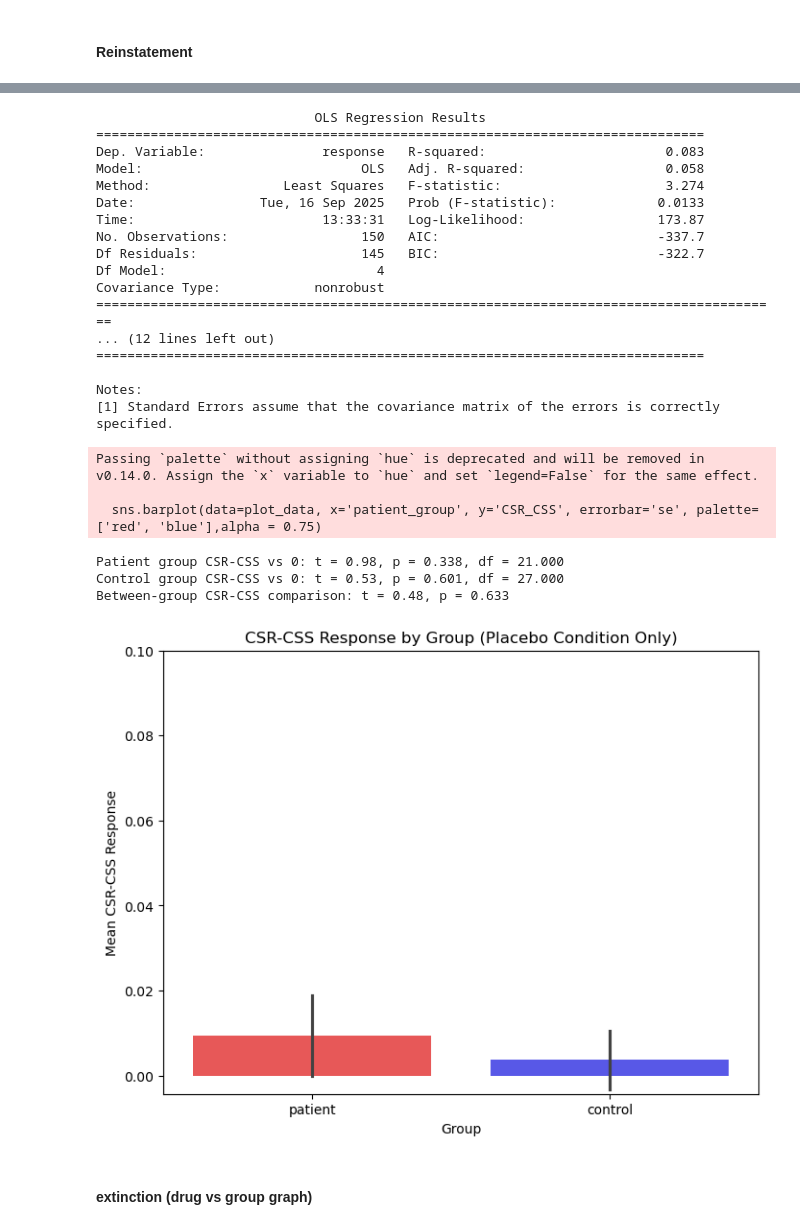
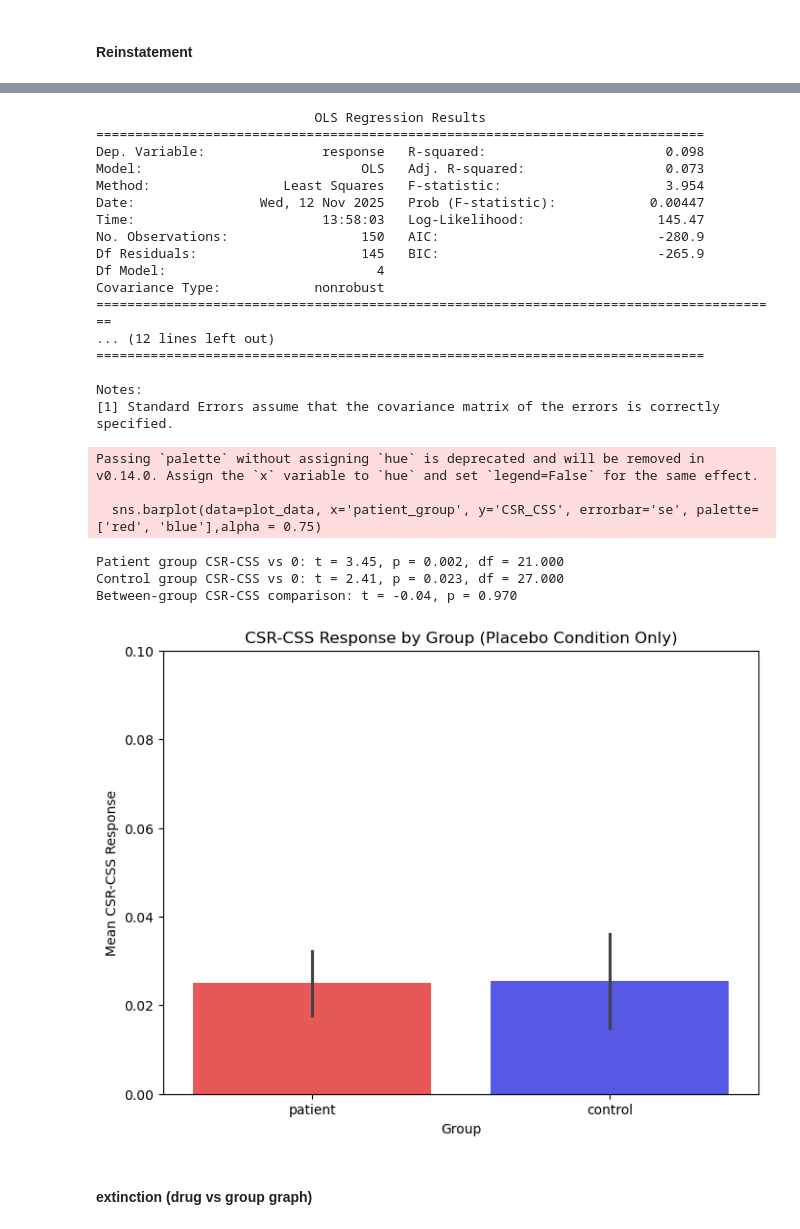
Before and after one commit to gillgrennan/narsad, a Jupyter notebook: NARSAD-scr.ipynb, the cells around one changed output, grey strips where cells are left out. Cells and saved outputs as stored; diff of their text form; code cells hidden in the pictures.

```diff
--- a/NARSAD-scr.ipynb
+++ b/NARSAD-scr.ipynb
@@ -12,7 +12,7 @@ import pandas as pd
 import numpy as np
 
 # Parameters
-trialnumber = range(1, 13)  # Can adjust to first half of trials: range(1, 13)
+trialnumber = range(1, 25)  # Can adjust to first half of trials: range(1, 13)
 excludeparticipants = 1  # Set to 0 to include all participants
 rejtrials_threshold = 24  # Adjust the threshold as needed
 
@@ -1573,9 +2347,6 @@ patient + CSminus vs control + CSminus: TtestResult(statistic=-0.924471804926398
 import pandas as pd
 import numpy as np
 import statsmodels.formula.api as smf
-
-# Assuming 'dat' is a list of dictionaries created in the first code, convert it to a DataFrame
-dat_df = pd.DataFrame(dat)
 
 # Load the drug assignment and gender data
 drug_order = pd.read_excel('drug_order.xlsx', sheet_name='drug_order')
@@ -1615,13 +2386,13 @@ print(model.summary())
 # %% [output]
                             OLS Regression Results
 ==============================================================================
-Dep. Variable:               response   R-squared:                       0.083
-Model:                            OLS   Adj. R-squared:                  0.058
-Method:                 Least Squares   F-statistic:                     3.274
-Date:                Tue, 16 Sep 2025   Prob (F-statistic):             0.0133
-Time:                        13:33:31   Log-Likelihood:                 173.87
-No. Observations:                 150   AIC:                            -337.7
-Df Residuals:                     145   BIC:                            -322.7
+Dep. Variable:               response   R-squared:                       0.098
+Model:                            OLS   Adj. R-squared:                  0.073
+Method:                 Least Squares   F-statistic:                     3.954
+Date:                Wed, 12 Nov 2025   Prob (F-statistic):            0.00447
+Time:                        13:58:03   Log-Likelihood:                 145.47
+No. Observations:                 150   AIC:                            -280.9
+Df Residuals:                     145   BIC:                            -265.9
 Df Model:                           4
 Covariance Type:            nonrobust
 ========================================================================================
@@ -1636,9 +2407,6 @@ import numpy as np
 import matplotlib.pyplot as plt
 import seaborn as sns
 from scipy import stats
-
-# Assuming 'dat' is a list of dictionaries created in the first code, convert it to a DataFrame
-dat_df = pd.DataFrame(dat)
 
 # Load the drug assignment and gender data
 drug_order = pd.read_excel('drug_order.xlsx', sheet_name='drug_order')
@@ -1653,7 +2421,7 @@ merged_data = merged_data[merged_data['drug_condition'] == 0]
 merged_data['patient_group'] = np.where(merged_data['subID'].str.startswith('N1'), 'patient', 'control')
 
 # Calculate CSR-CSS difference
-merged_data['CSR_CSS'] = merged_data['meanCSR3'] - merged_data['meanCSS3']
+merged_data['CSR_CSS'] = merged_data['meanCSS3'] - merged_data['meanCSminus3']
 
 # Extract data for plotting
 plot_data = merged_data[['subID', 'patient_group', 'CSR_CSS']]
@@ -1665,37 +2433,37 @@ sns.barplot(data=plot_data, x='patient_group', y='CSR_CSS', errorbar='se', palet
 # Add labels
 plt.xlabel('Group')
 plt.ylabel('Mean CSR-CSS Response')
 plt.ylim(top=0.1)
 plt.title('CSR-CSS Response by Group (Placebo Condition Only)')
 
 # Perform post-hoc t-tests
 # Test if CSR-CSS is different from 0 within each group
 patient_data = plot_data[plot_data['patient_group'] == 'patient']['CSR_CSS']
 control_data = plot_data[plot_data['patient_group'] == 'control']['CSR_CSS']
 
 # One-sample t-test within each group
 patient_ttest = stats.ttest_1samp(patient_data, 0)
 control_ttest = stats.ttest_1samp(control_data, 0)
 
 print("Patient group CSR-CSS vs 0: t = {:.2f}, p = {:.3f}, df = {:.3f}".format(patient_ttest.statistic, patient_ttest.pvalue, patient_ttest.df))
 print("Control group CSR-CSS vs 0: t = {:.2f}, p = {:.3f}, df = {:.3f}".format(control_ttest.statistic, control_ttest.pvalue, control_ttest.df))
 
 # Independent t-test between groups
 between_groups_ttest = stats.ttest_ind(patient_data, control_data, equal_var=False)
 print("Between-group CSR-CSS comparison: t = {:.2f}, p = {:.3f}".format(between_groups_ttest.statistic, between_groups_ttest.pvalue))
 
 # Display plot
 filename = 'early_trials_phase3_SCR_patientsvcontrols_placeboonly.png'
 plt.savefig(filename, format='png', dpi=300)
 plt.show()
 # %% [output]
 Passing `palette` without assigning `hue` is deprecated and will be removed in v0.14.0. Assign the `x` variable to `hue` and set `legend=False` for the same effect.
 
   sns.barplot(data=plot_data, x='patient_group', y='CSR_CSS', errorbar='se', palette=['red', 'blue'],alpha = 0.75)
-Patient group CSR-CSS vs 0: t = 0.98, p = 0.338, df = 21.000
-Control group CSR-CSS vs 0: t = 0.53, p = 0.601, df = 27.000
-Between-group CSR-CSS comparison: t = 0.48, p = 0.633
+Patient group CSR-CSS vs 0: t = 3.45, p = 0.002, df = 21.000
+Control group CSR-CSS vs 0: t = 2.41, p = 0.023, df = 27.000
+Between-group CSR-CSS comparison: t = -0.04, p = 0.970
-[figure, old version]
+[figure, new version]
 # %% [markdown]
 #### extinction (drug vs group graph)
 # %%
```
Also changed, not shown: parts of 62 cells of this notebook.
